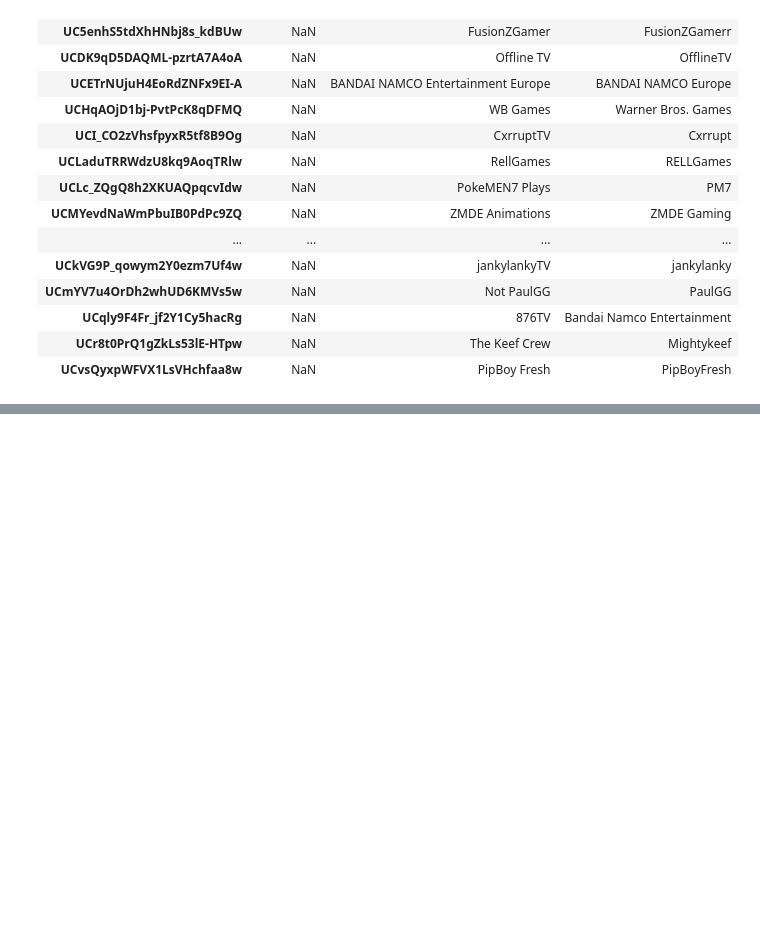
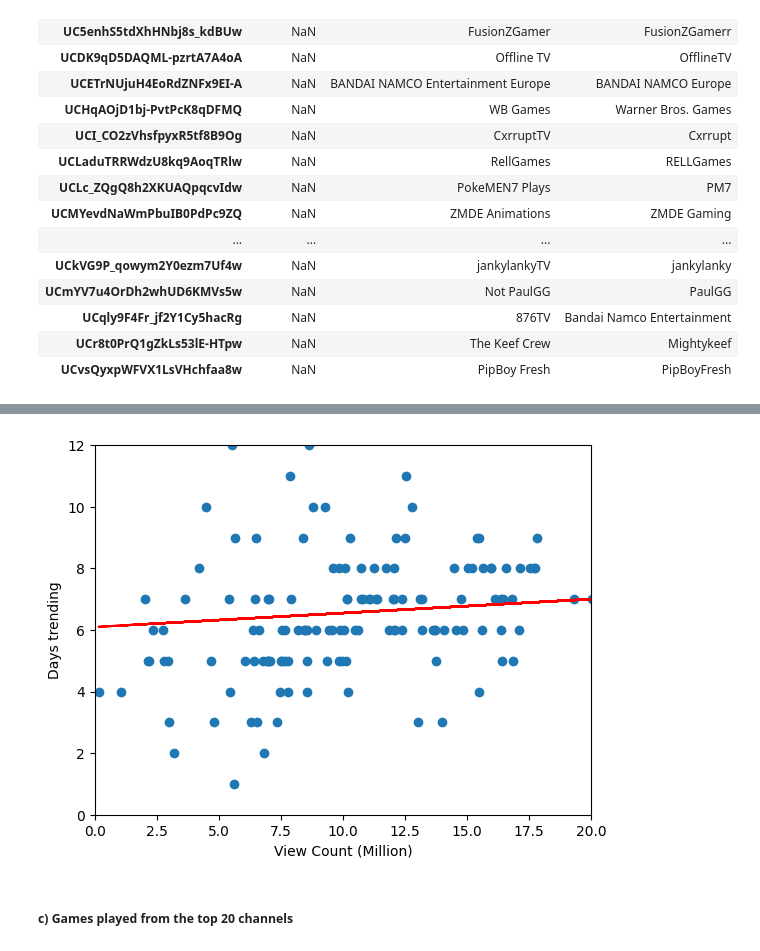
Before and after one commit to xPrinny/ProgramFundiesDataAnalyzers, a Jupyter notebook: notebooks/readData.ipynb, the cells around one changed output, grey strips where cells are left out. Saved outputs shown, nothing was run; the diff lists cells and outputs as text; code cells hidden in the pictures; blank space fills up the shorter version.

```diff
--- a/notebooks/readData.ipynb
+++ b/notebooks/readData.ipynb
@@ -158,0 +331,16 @@ pd.DataFrame(channelIdGroup[channelIdGroup['channelTitle_2'].notna()], columns=[
+# %%
+# Plot again and remove outlier
+plt.scatter(top20channelIDViewX, top20channelIDViewY)
+reg = np.polyfit(top20channelIDViewX, top20channelIDViewY, deg = 1)
+trend = np.polyval(reg, top20channelIDViewX)
+plt.plot(top20channelIDViewX, trend, 'r')
+plt.xlabel("View Count (Million)")
+plt.ylabel("Days trending")
+plt.ylim(0,12)
+plt.xlim(0,20)
+
+plt.show()
+# %% [output]
+[figure, added]
+# %% [markdown]
+##### c) Games played from the top 20 channels
```
Also changed, not shown: parts of 23 cells of this notebook.
